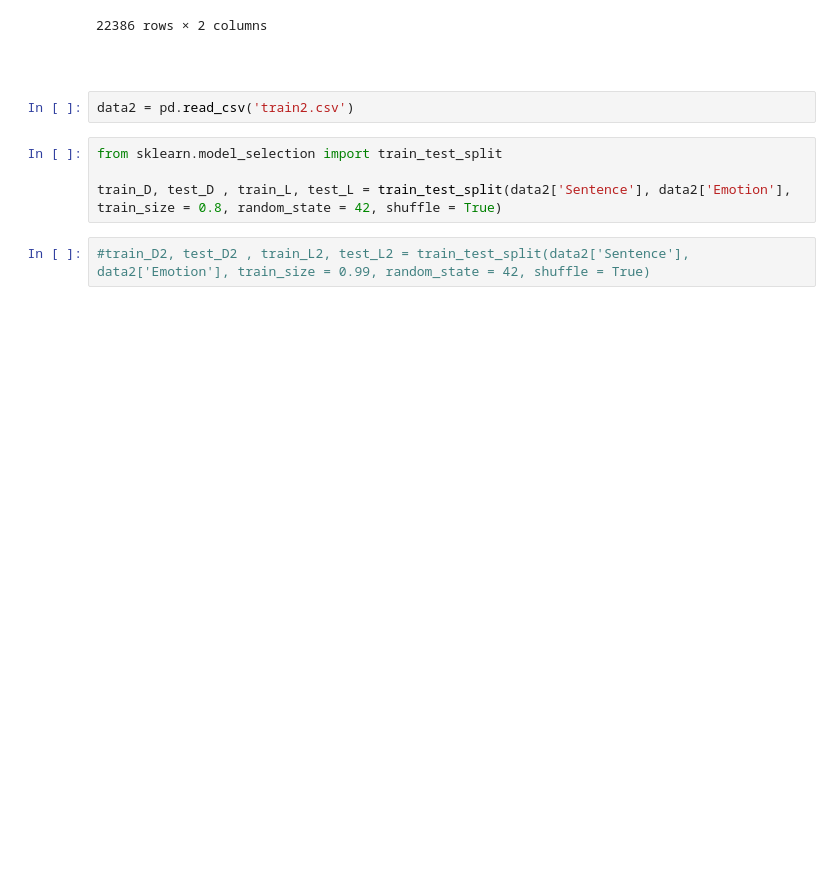
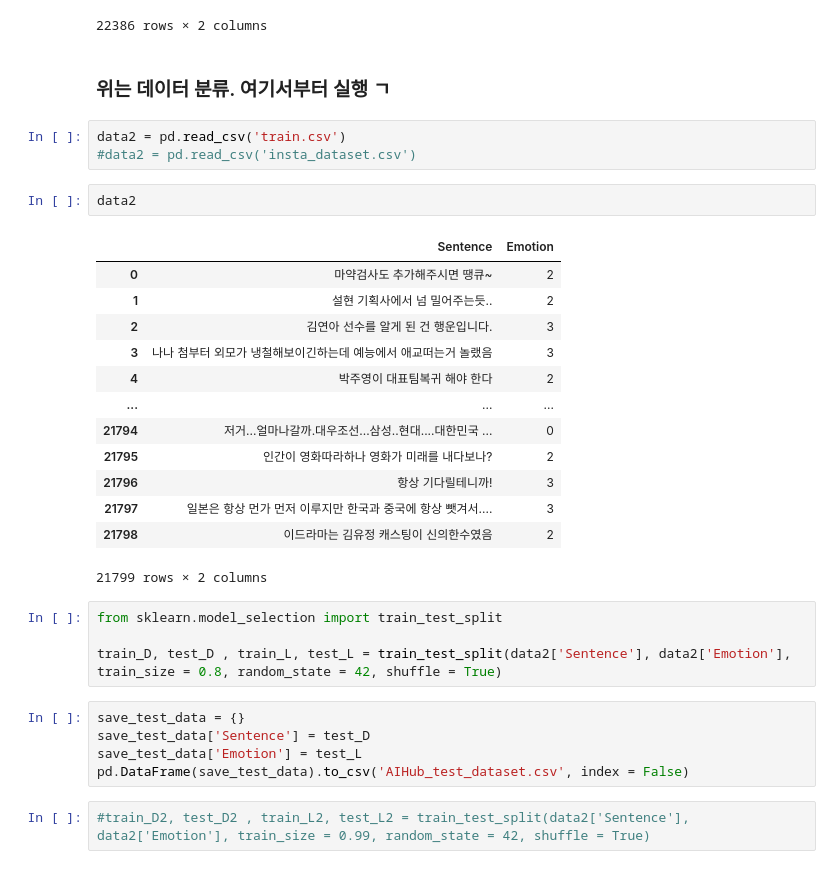
Before and after one commit to hyona-yu/LUX_AI_Speaker, a Jupyter notebook: capstone_GRU.ipynb, the cells around one changed output. Drawn from its saved outputs; the diff is of its cells as text; blank space fills up the shorter version.

```diff
--- a/capstone_GRU.ipynb
+++ b/capstone_GRU.ipynb
@@ -243,14 +243,36 @@ data2 = pd.read_csv("train2.csv")
 | 585 | 결혼할 거 같아 | 3 |
 | 586 | 행복한 하루야 | 3 |
 22386 rows × 2 columns
-# %% [markdown]
-###
+# %% [markdown]
+### 위는 데이터 분류. 여기서부터 실행 ㄱ
 # %%
-data2 = pd.read_csv('train2.csv')
+data2 = pd.read_csv('train.csv')
+#data2 = pd.read_csv('insta_dataset.csv')
+# %%
+data2
+# %% [output]
+|  | Sentence | Emotion |
+| 0 | 마약검사도 추가해주시면 땡큐~ | 2 |
+| 1 | 설현 기획사에서 넘 밀어주는듯.. | 2 |
+| 2 | 김연아 선수를 알게 된 건 행운입니다. | 3 |
+| 3 | 나나 첨부터 외모가 냉철해보이긴하는데 예능에서 애교떠는거 놀랬음 | 3 |
+| 4 | 박주영이 대표팀복귀 해야 한다 | 2 |
+| ... | ... | ... |
+| 21794 | 저거...얼마나갈까.대우조선...삼성..현대....대한민국 ... | 0 |
+| 21795 | 인간이 영화따라하나 영화가 미래를 내다보나? | 2 |
+| 21796 | 항상 기다릴테니까! | 3 |
+| 21797 | 일본은 항상 먼가 먼저 이루지만 한국과 중국에 항상 뺏겨서.... | 3 |
+| 21798 | 이드라마는 김유정 캐스팅이 신의한수였음 | 2 |
+21799 rows × 2 columns
 # %%
 from sklearn.model_selection import train_test_split
 
 train_D, test_D , train_L, test_L = train_test_split(data2['Sentence'], data2['Emotion'], train_size = 0.8, random_state = 42, shuffle = True)
+# %%
+save_test_data = {}
+save_test_data['Sentence'] = test_D
+save_test_data['Emotion'] = test_L
+pd.DataFrame(save_test_data).to_csv('AIHub_test_dataset.csv', index = False)
 # %%
 #train_D2, test_D2 , train_L2, test_L2 = train_test_split(data2['Sentence'], data2['Emotion'], train_size = 0.99, random_state = 42, shuffle = True)
 # %%
```
Also changed, not shown: parts of 41 cells of this notebook.
